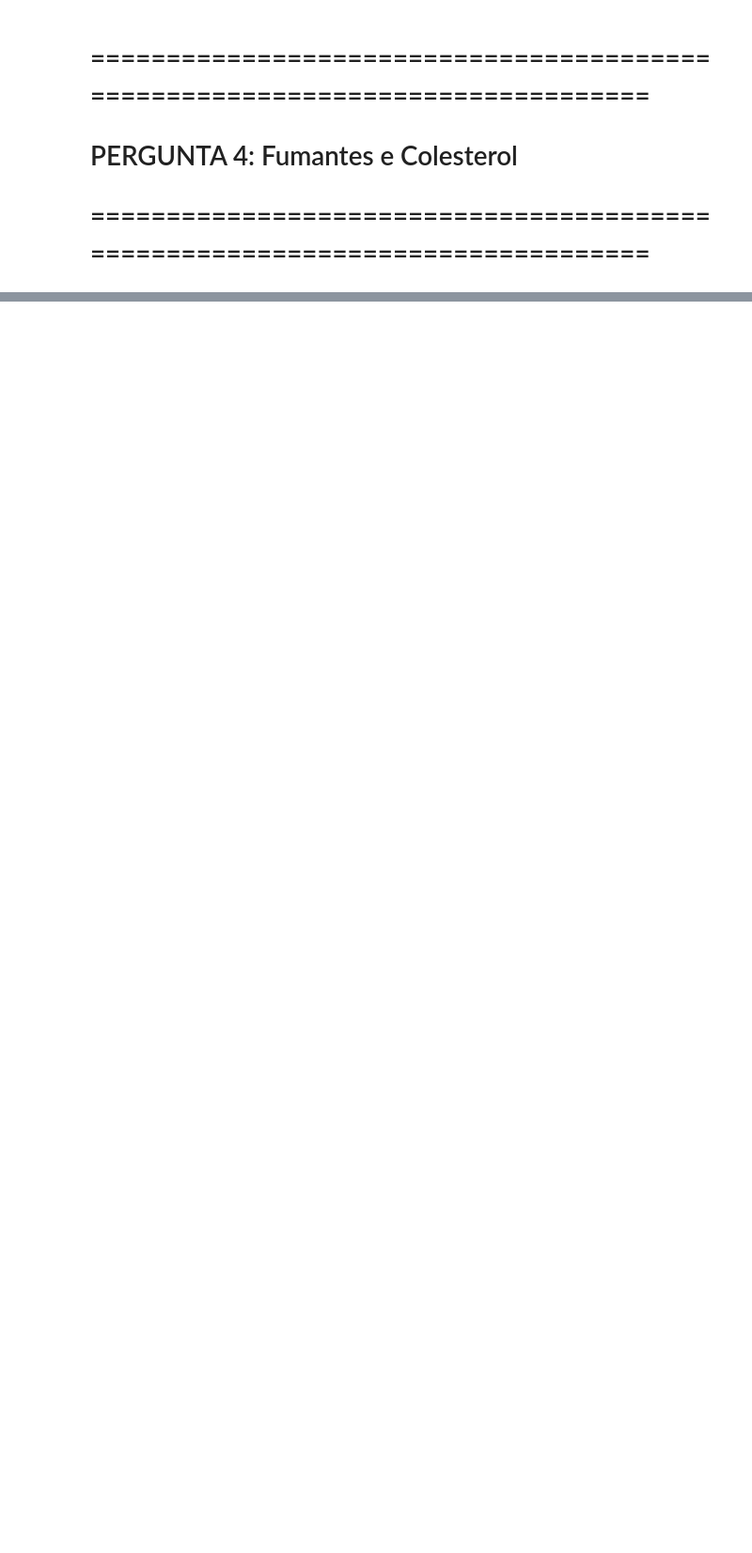
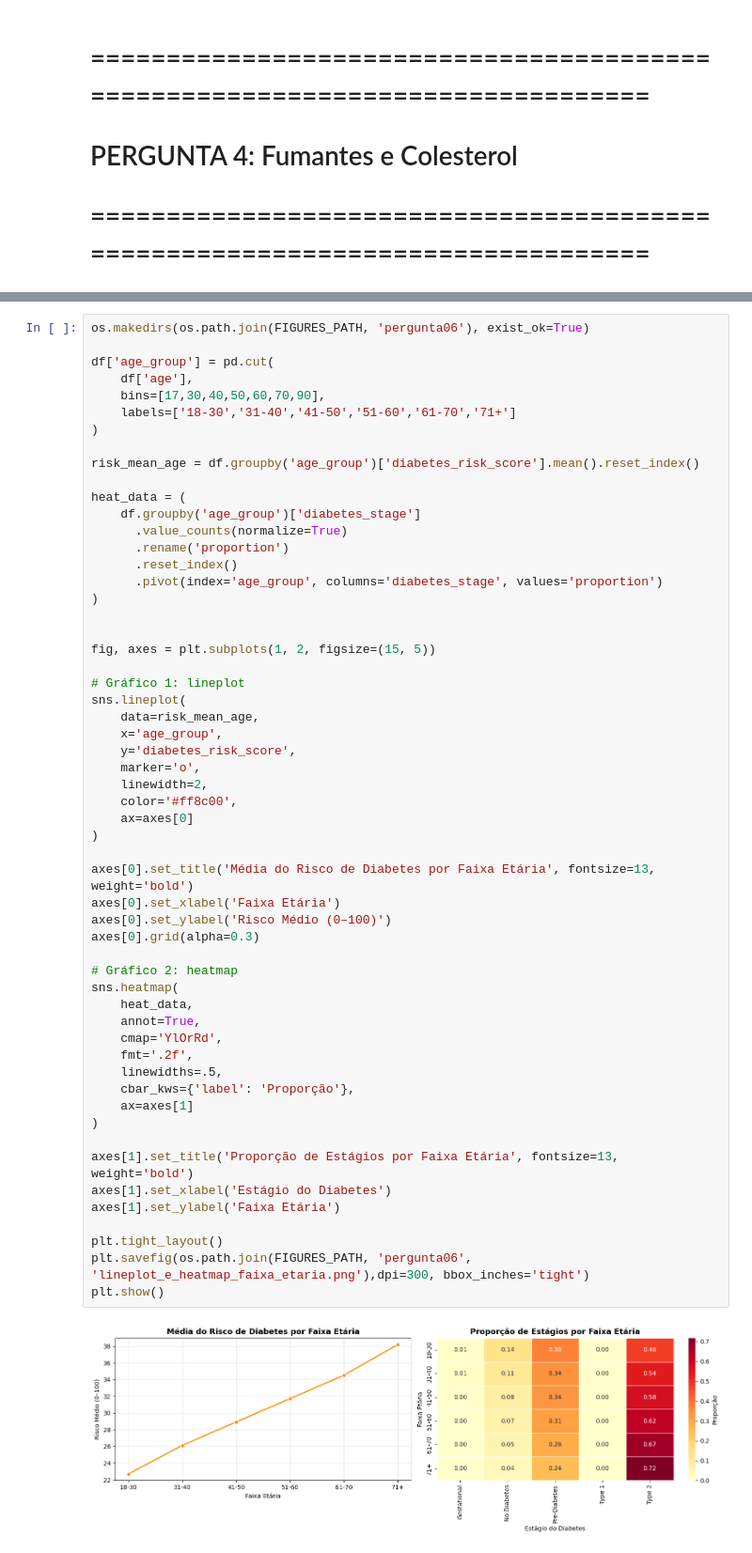
Before and after one commit to EvertonTeix/CdD_2025.2, a Jupyter notebook: notebooks/dataset_diabetes_EVERTON.ipynb, the cells around one changed output, grey strips where cells are left out. Shown at 94% size. Drawn from its saved outputs; the diff is of its cells as text; blank space fills up the shorter version.

```diff
--- a/notebooks/dataset_diabetes_EVERTON.ipynb
+++ b/notebooks/dataset_diabetes_EVERTON.ipynb
@@ -443,0 +364,58 @@ plt.show()
+# %%
+os.makedirs(os.path.join(FIGURES_PATH, 'pergunta06'), exist_ok=True)
+
+df['age_group'] = pd.cut(
+    df['age'],
+    bins=[17,30,40,50,60,70,90],
+    labels=['18-30','31-40','41-50','51-60','61-70','71+']
+)
+
+risk_mean_age = df.groupby('age_group')['diabetes_risk_score'].mean().reset_index()
+
+heat_data = (
+    df.groupby('age_group')['diabetes_stage']
+      .value_counts(normalize=True)
+      .rename('proportion')
+      .reset_index()
+      .pivot(index='age_group', columns='diabetes_stage', values='proportion')
+)
+
+
+fig, axes = plt.subplots(1, 2, figsize=(15, 5))
+
+# Gráfico 1: lineplot
+sns.lineplot(
+    data=risk_mean_age,
+    x='age_group',
+    y='diabetes_risk_score',
+    marker='o',
+    linewidth=2,
+    color='#ff8c00',
+    ax=axes[0]
+)
+
+axes[0].set_title('Média do Risco de Diabetes por Faixa Etária', fontsize=13, weight='bold')
+axes[0].set_xlabel('Faixa Etária')
+axes[0].set_ylabel('Risco Médio (0–100)')
+axes[0].grid(alpha=0.3)
+
+# Gráfico 2: heatmap
+sns.heatmap(
+    heat_data,
+    annot=True,
+    cmap='YlOrRd',
+    fmt='.2f',
+    linewidths=.5,
+    cbar_kws={'label': 'Proporção'},
+    ax=axes[1]
+)
+
+axes[1].set_title('Proporção de Estágios por Faixa Etária', fontsize=13, weight='bold')
+axes[1].set_xlabel('Estágio do Diabetes')
+axes[1].set_ylabel('Faixa Etária')
+
+plt.tight_layout()
+plt.savefig(os.path.join(FIGURES_PATH, 'pergunta06', 'lineplot_e_heatmap_faixa_etaria.png'),dpi=300, bbox_inches='tight')
+plt.show()
+# %% [output]
+[figure, added]
```
Also changed, not shown: parts of 18 cells of this notebook, 5 other files.
